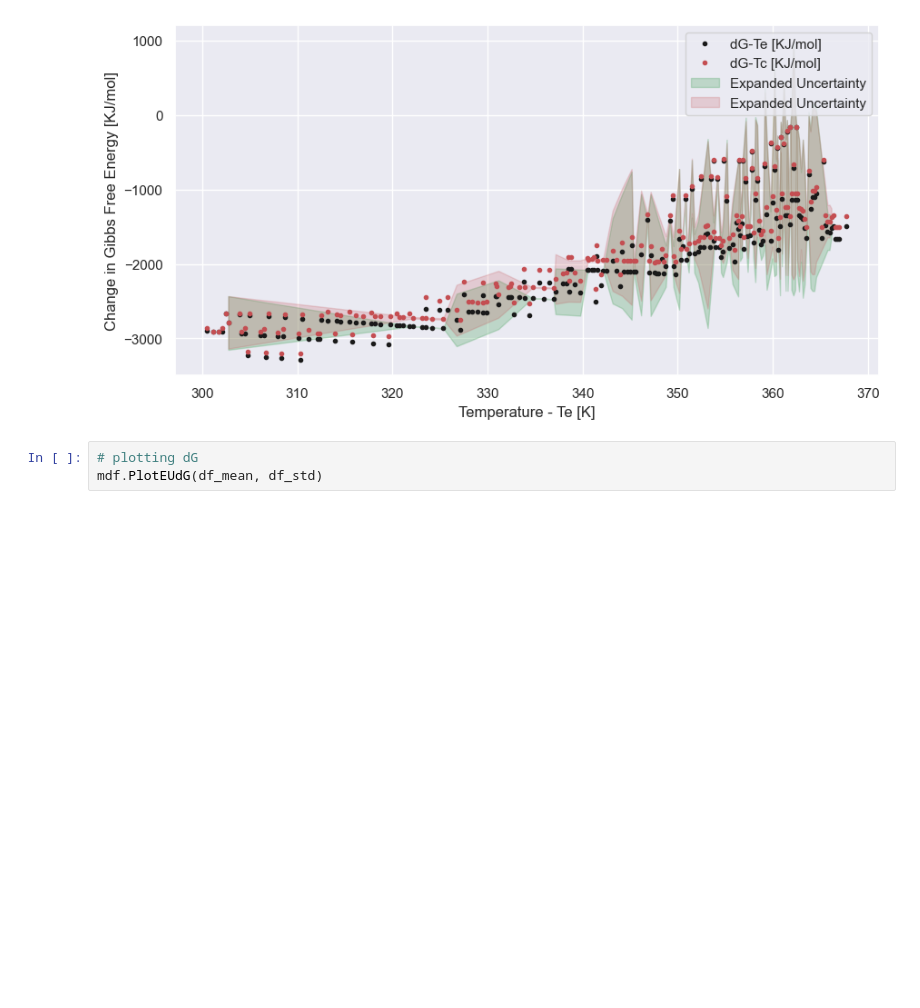
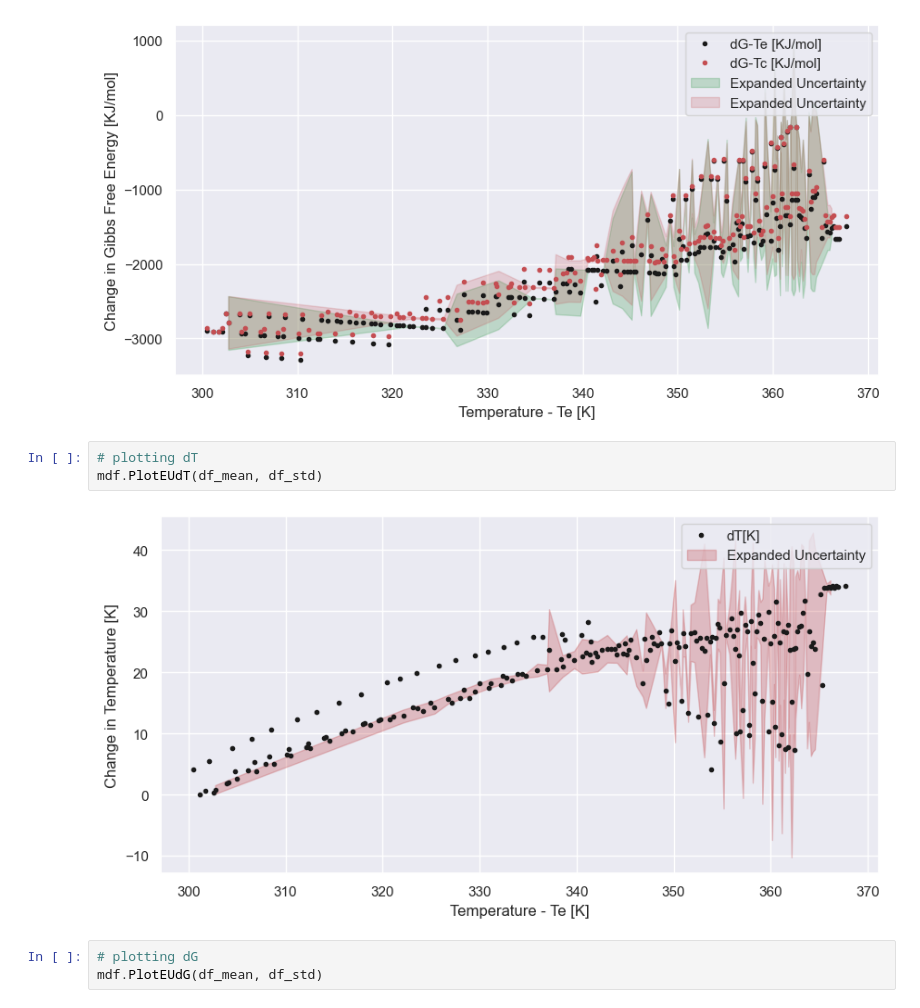
Before and after one commit to nirmalparmarphd/PulseHeatPipe, a Jupyter notebook: ada_php_al2o3_40fr.ipynb, the cells around one changed output. Saved outputs shown, nothing was run; the diff lists cells and outputs as text; blank space fills up the shorter version.

```diff
--- a/ada_php_al2o3_40fr.ipynb
+++ b/ada_php_al2o3_40fr.ipynb
@@ -169,6 +169,11 @@ mdf.PlotEUTP(df_mean,df_std)
 mdf.PlotEUGFE(df_mean, df_std)
 # %% [output]
 [figure]
+# %%
+# plotting dT
+mdf.PlotEUdT(df_mean, df_std)
+# %% [output]
+[figure, added]
 # %%
 # plotting dG
 mdf.PlotEUdG(df_mean, df_std)
```
Also changed, not shown: parts of 2 cells of this notebook, 7 other files.
